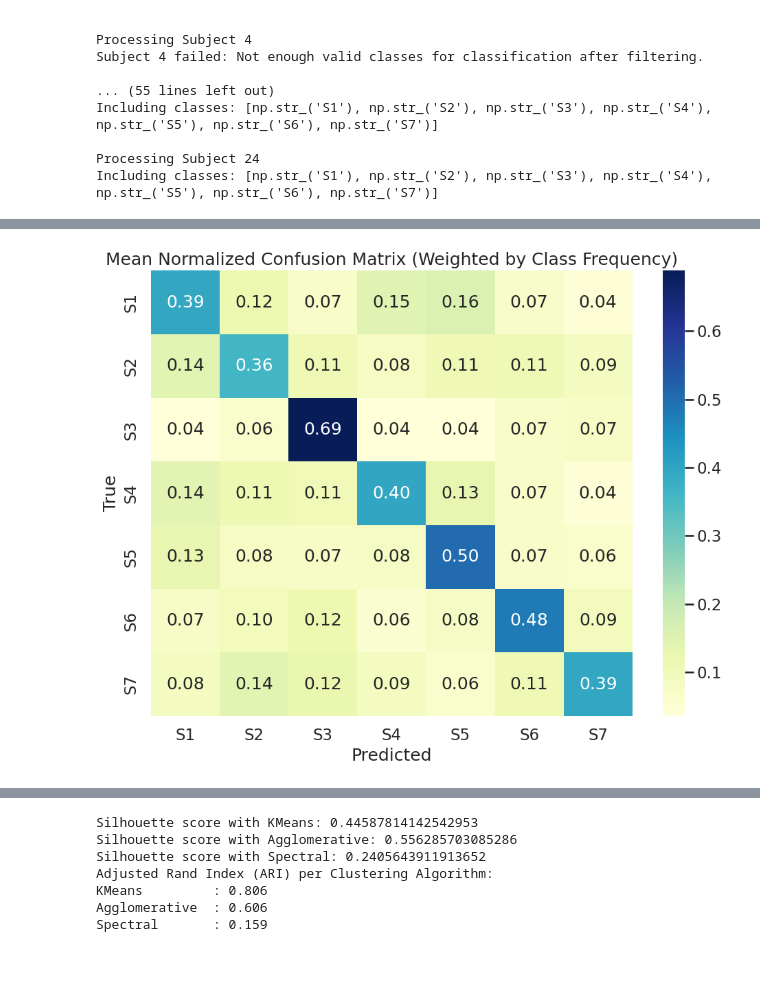
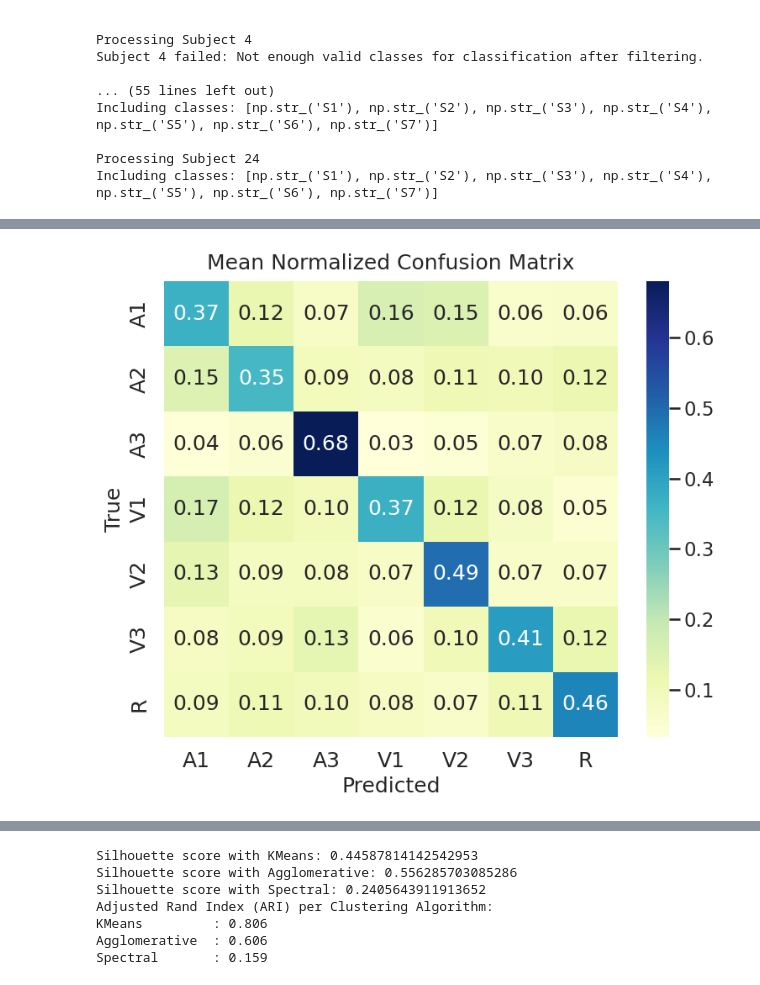
Before and after one commit to principelab/multipec-core, a Jupyter notebook: notebooks/eeg_results.ipynb, the cells around one changed output, grey strips where cells are left out. Drawn from its saved outputs; the diff is of its cells as text; code cells hidden in the pictures.

```diff
--- a/notebooks/eeg_results.ipynb
+++ b/notebooks/eeg_results.ipynb
@@ -590,7 +1055,10 @@ def evaluate_classifier(X, y, class_names, n_splits=5, plot=False):
 # %%
-output_dir = Path("classification_clustering_reports")
-output_dir.mkdir(exist_ok=True)
-results_path = "classification_clustering_reports"  # adjust as needed
+output_dir = project_root/"data/results/cnn/"
+
+import builtins
+
+min = builtins.min
+max = builtins.max
 
 feature_importances = []
 
@@ -599,7 +1067,7 @@ for subject_id in range(1,25):
     try:
         # Load subject data
         subject_data = load_subject(id=subject_id)
-        df_vectors = generate_function_vectors(subject_data, node_functions, function_weights, plot_type=None)
+        df_vectors = generate_function_vectors(subject_data, node_functions, function_weights, plot_type='heatmap')
         # Preprocess
         X = df_vectors.values
         y_raw = [idx.split('_')[1] for idx in df_vectors.index]
@@ -609,7 +1077,7 @@ for subject_id in range(1,25):
             print(f"Subject {subject_id}: Less than 2 classes present. Skipping.")
             continue
         # Classify
-        metrics_df, cm_total, f1, acc, prec, rec, auc, class_names, importances = evaluate_classifier(X_scaled, y, y_classes, plot=False)
+        metrics_df, cm_total, f1, acc, prec, rec, roc_auc, pr_auc, class_names, importances = evaluate_classifier(X_scaled, y, y_classes, subject_id=subject_id, plot=False)
 
         feature_importances.append(importances)
 
@@ -857,10 +1471,19 @@ ANOVA p-value: 0.1012
 # %%
 import matplotlib.patches as mpatches
 
+task_labels = {
+    'S1': 'A1',
+    'S2': 'A2',
+    'S3': 'A3',
+    'S4': 'V1',
+    'S5': 'V2',
+    'S6': 'V3',
+    'S7': 'R'
+}
+
 # Set paths
-results_path = "classification_clustering_reports/"
-metrics_files = sorted(glob.glob(os.path.join(results_path, "subject_*_metrics.csv")))
-conf_matrix_files = sorted(glob.glob(os.path.join(results_path, "subject_*_confusion_matrix.csv")))
+metrics_files = sorted(glob.glob(os.path.join(output_dir, "subject_*_metrics.csv")))
+conf_matrix_files = sorted(glob.glob(os.path.join(output_dir, "subject_*_confusion_matrix.csv")))
 
 all_metrics = []
 all_conf_matrices = []
@@ -907,54 +1530,56 @@ for df_metrics, cm_raw in zip(all_metrics, all_conf_matrices):
         if n_samples == 0:
             continue
         for j, col_cls_idx in enumerate(included_indices):
             weighted_sum_conf_matrix[row_cls_idx, col_cls_idx] += cm_normalized[i, j] * n_samples
         row_weights[row_cls_idx] += n_samples
 
 # Final mean normalized confusion matrix
 mean_conf_matrix = np.divide(
     weighted_sum_conf_matrix,
     row_weights[:, np.newaxis],
     out=np.zeros_like(weighted_sum_conf_matrix),
     where=row_weights[:, np.newaxis] > 0
 )
 
 # Save and plot the result
 agg_cm_df = pd.DataFrame(mean_conf_matrix, index=all_classes, columns=all_classes)
-agg_cm_df.to_csv(os.path.join(results_path, "aggregated_mean_normalized_confusion_matrix_weighted.csv"))
 
-plt.figure(figsize=(10, 8))
-sns.heatmap(mean_conf_matrix, annot=True, fmt=".2f", xticklabels=all_classes, yticklabels=all_classes, cmap="YlGnBu")
-plt.title("Mean Normalized Confusion Matrix (Weighted by Class Frequency)")
-plt.xlabel("Predicted")
-plt.ylabel("True")
+# Define the desired order and new labels
+# desired_order = ['audio', 'video', 'rest']
+# new_labels = ['Audio', 'Video', 'Rest']
+desired_order = ['S1', 'S2', 'S3', 'S4', 'S5', 'S6', 'S7']
+new_labels = ['A1', 'A2', 'A3', 'V1', 'V2', 'V3', 'R']
+
+# Reorder the confusion matrix
+agg_cm_df = agg_cm_df.reindex(index=desired_order, columns=desired_order)
+
+agg_cm_df.to_csv(os.path.join(output_dir, "aggregated_mean_normalized_confusion_matrix_weighted.csv"))
+
+# Plot reordered and relabeled confusion matrix
+plt.figure(figsize=(8,7))
+sns.heatmap(agg_cm_df.values, annot=True, fmt=".2f",
+            xticklabels=new_labels, yticklabels=new_labels, cmap="YlGnBu")
+
+plt.tick_params(axis='both', which='major', labelsize=18)
+plt.title("Mean Normalized Confusion Matrix", pad=10, size=18)
+plt.xlabel("Predicted", size=18)
+plt.ylabel("True", size=18)
 plt.tight_layout()
-plt.savefig(os.path.join(results_path, "mean_normalized_confusion_matrix_weighted.pdf"), bbox_inches='tight')
+
+plt.savefig(os.path.join(output_dir, "mean_normalized_confusion_matrix_weighted.png"), dpi=300, bbox_inches='tight')
 plt.show()
+
 
 # Show most confused class pairs (off-diagonal only)
 conf_df = pd.DataFrame(mean_conf_matrix, index=all_classes, columns=all_classes)
 np.fill_diagonal(conf_df.values, 0)
 
 most_confused = conf_df.stack().sort_values(ascending=False)
 top_confusions = most_confused.head(10)
 
 print("\nTop 10 Most Confused Class Pairs Across Subjects:\n")
 print(top_confusions)
-
-top_confusions.to_csv(os.path.join(results_path, "most_confused_class_pairs.csv"))
-
-# Show most confused class pairs (off-diagonal only)
-conf_df = pd.DataFrame(mean_conf_matrix, index=all_classes, columns=all_classes)
-np.fill_diagonal(conf_df.values, 0)
-
-most_confused = conf_df.stack().sort_values(ascending=False)
-top_confusions = most_confused.head(10)
-
-print("\nTop 10 Most Confused Class Pairs Across Subjects:\n")
-print(top_confusions)
-
-top_confusions.to_csv(os.path.join(results_path, "most_confused_class_pairs.csv"))
 # %% [output]
-[figure, old version]
+[figure, new version]
 Top 10 Most Confused Class Pairs Across Subjects:
 
```
Also changed, not shown: parts of 20 cells of this notebook.
